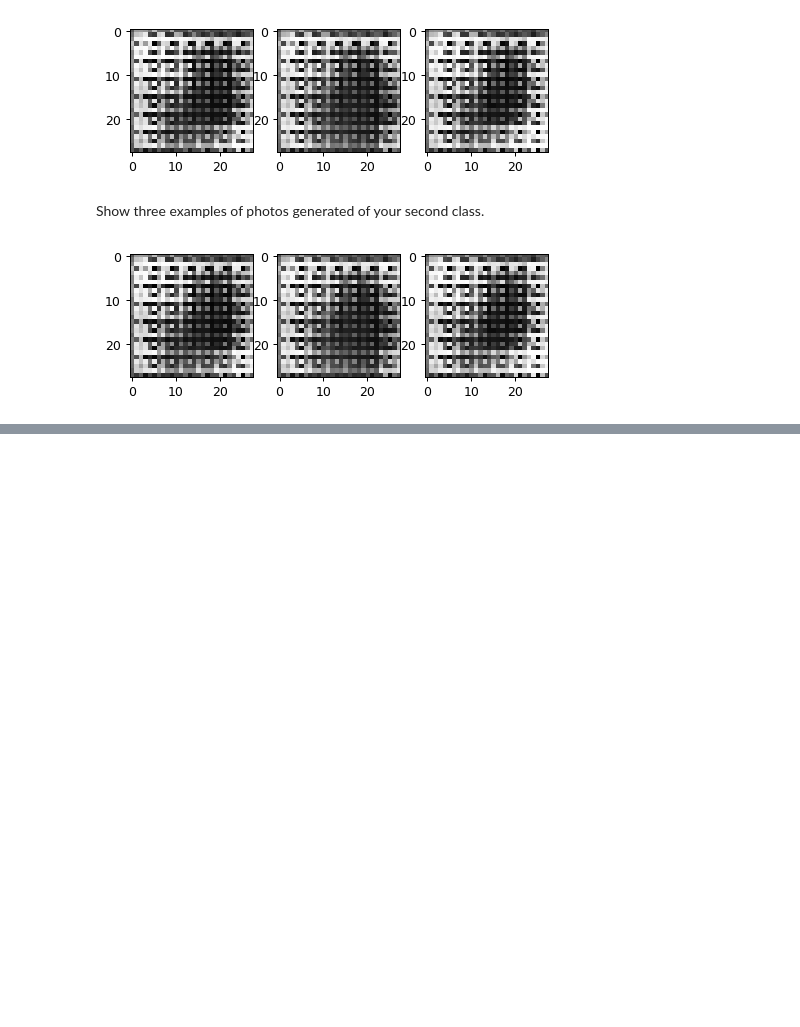
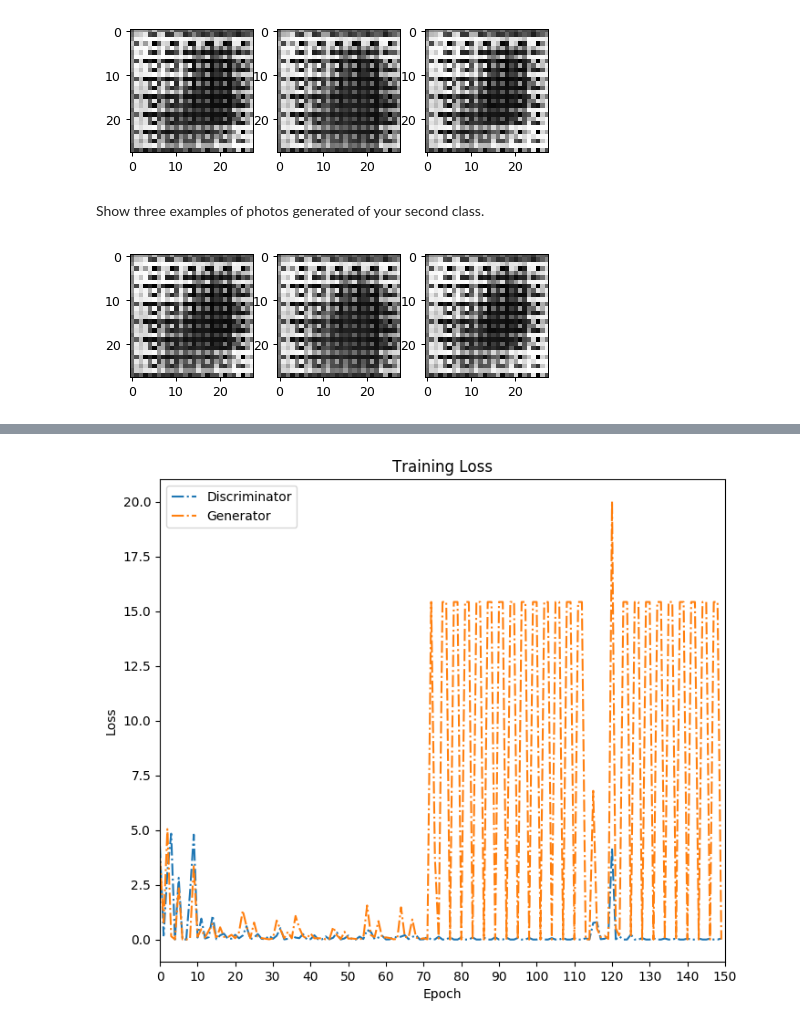
Before and after one commit to Mestrace/EECS600-deep-learning, a Jupyter notebook: Assignment/3/EECS600_HW3.ipynb, the cells around one changed output, grey strips where cells are left out. Drawn from its saved outputs; the diff is of its cells as text; code cells hidden in the pictures; blank space fills up the shorter version.

Commit message:
a3 full run

```diff
--- a/Assignment/3/EECS600_HW3.ipynb
+++ b/Assignment/3/EECS600_HW3.ipynb
@@ -524,0 +569,15 @@ for i in range(3):
+# %%
+BATCH_SIZE = 512
+
+train_ds = tf.data.Dataset.from_tensor_slices((train_images, train_labels)).shuffle(10000).batch(BATCH_SIZE)
+
+dcgan_full = ACGANTrainer(
+    D = acdiscriminator(),
+    G = acgenerator(),
+    train_dataset = train_ds,
+)
+# %%
+from tqdm import tqdm_notebook as tqdm
+
+for _ in tqdm(range(150)):
+    dcgan_full.train_epoch()
@@ -524,0 +591,4 @@ for i in range(3):
+# %%
+plot_gan(dcgan_full)
+# %% [output]
+[figure, added]
```
Also changed, not shown: parts of 10 cells of this notebook.
